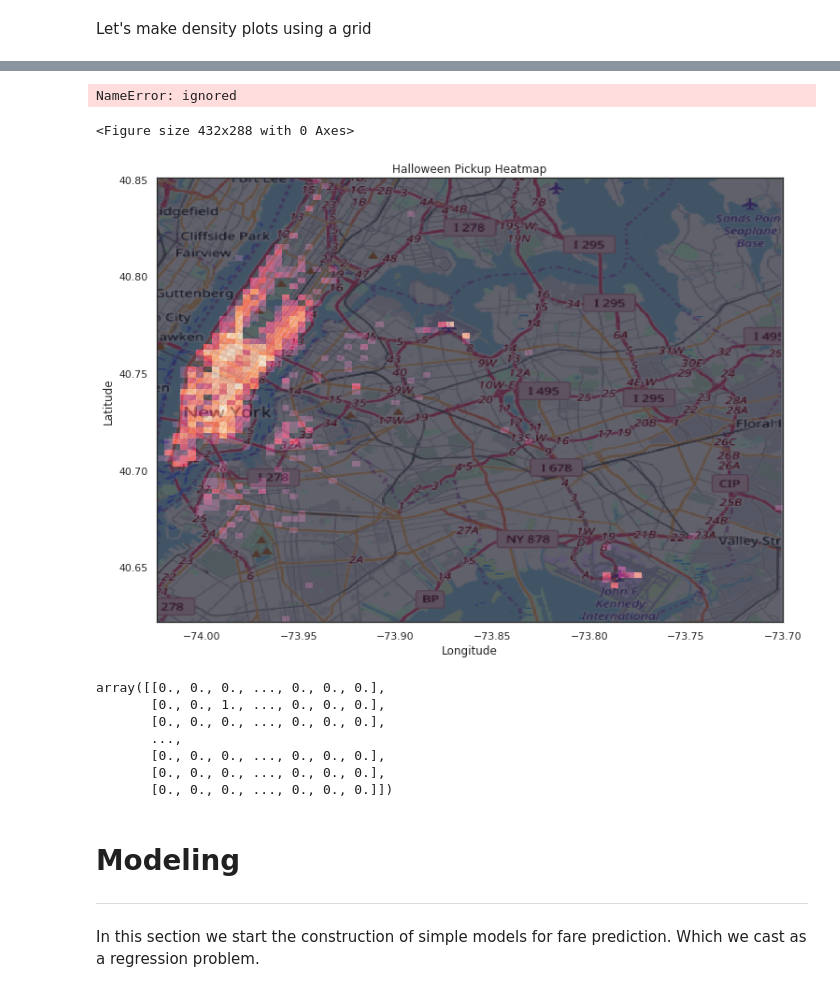
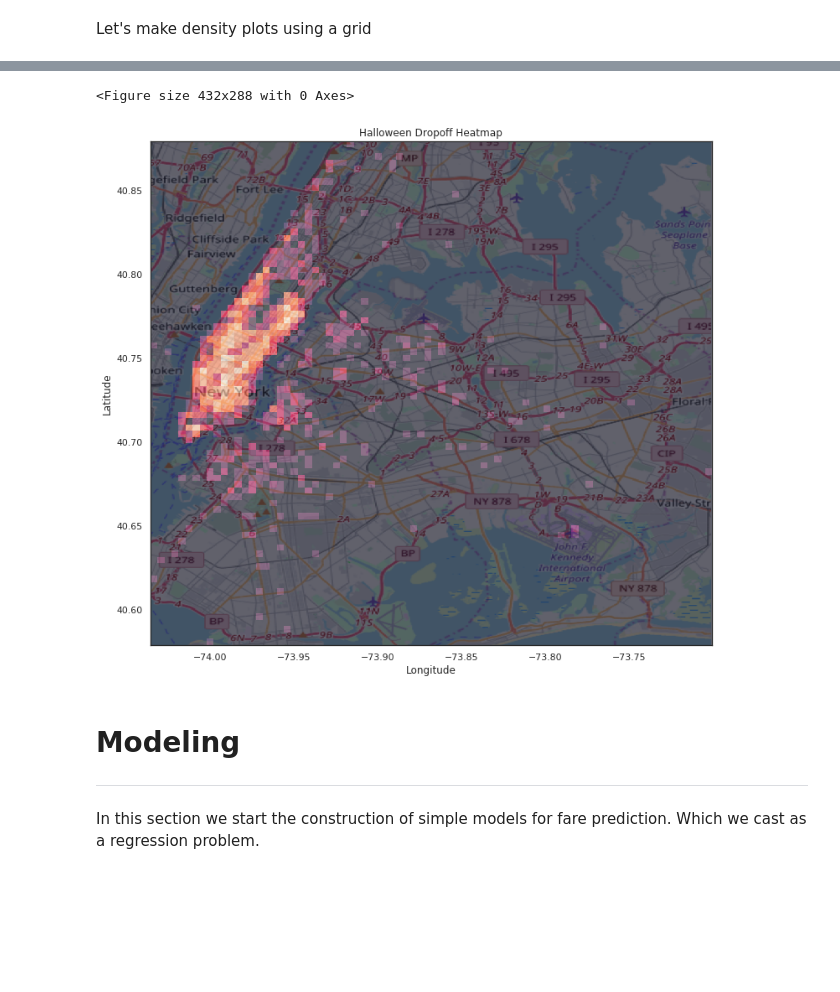
Before and after one commit to pibieta/ML-course, a Jupyter notebook: Serasa_Challenge.ipynb, the cells around one changed output, grey strips where cells are left out. Drawn from its saved outputs; the diff is of its cells as text; code cells hidden in the pictures; blank space fills up the shorter version.

```diff
--- a/Serasa_Challenge.ipynb
+++ b/Serasa_Challenge.ipynb
@@ -753,26 +734,10 @@ def heat_plot(df, bins= 100, BB =(-74.3, -73.7, 40.5, 40.9), figsize=(12,12), ki
              interpolation = None,
             )
 # %%
-heat_plot(train_cut, bins=80, BB = (-74.3, -73.7, 40.5, 40.9), kind ='drop', alpha = 0.6, day= 'early' )
+heat_plot(train_cut, bins=80, BB = (-74.3, -73.7, 40.5, 40.9), kind ='drop', alpha = 0.6, date= 'halloween' )
+# %% [output]
+<Figure size 432x288 with 0 Axes>
+[figure, added]
-# %%
-heat_plot(train_cut, bins=80, BB = (-74.3, -73.7, 40.5, 40.9), kind ='drop', alpha = 0.6, date= 'xmas' )
-# %% [output]
-NameError: ignored
-# %%
-heat_plot(train_cut, bins=80, BB = (-74.3, -73.7, 40.5, 40.9), kind ='pick', alpha = 0.6, date= 'halloween' )
-# %% [output]
-<Figure size 432x288 with 0 Axes>
-[figure, removed]
-# %%
-heatmap
-# %% [output]
-array([[0., 0., 0., ..., 0., 0., 0.],
-       [0., 0., 1., ..., 0., 0., 0.],
-       [0., 0., 0., ..., 0., 0., 0.],
-       ...,
-       [0., 0., 0., ..., 0., 0., 0.],
-       [0., 0., 0., ..., 0., 0., 0.],
-       [0., 0., 0., ..., 0., 0., 0.]])
 # %% [markdown]
 # Modeling
 ---
```
Also changed, not shown: parts of 6 cells of this notebook.
